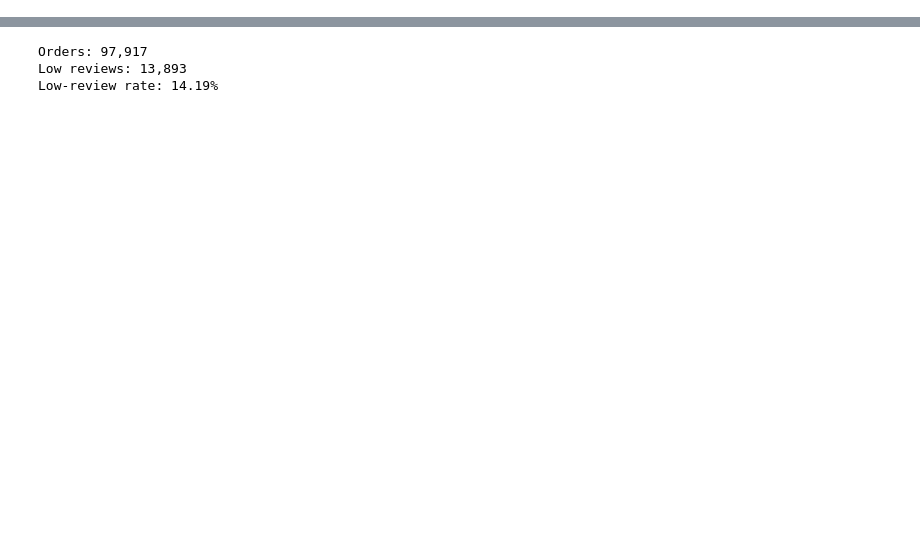
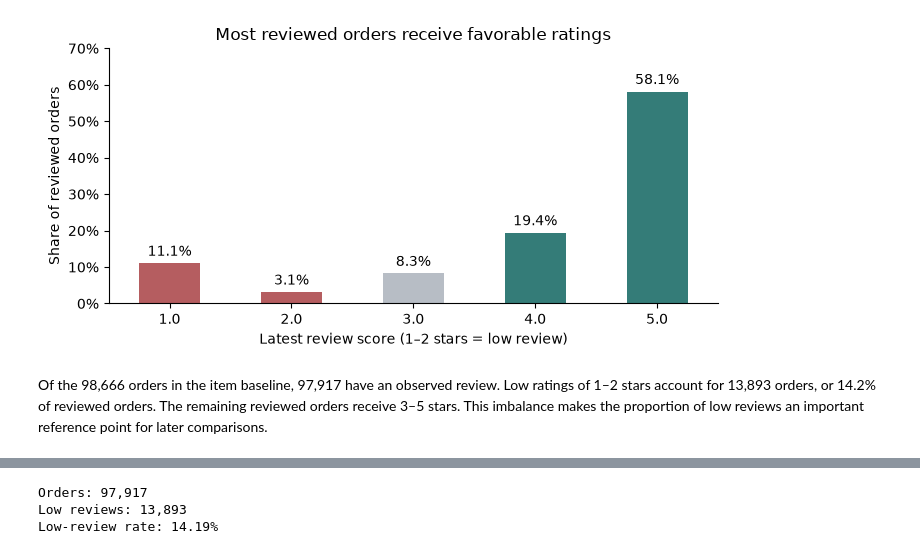
Before and after one commit to asherdata1/supply-chain-decision-support, a Jupyter notebook: 03_final/Olist_Technical_Notebook.ipynb, the cells around one changed output, grey strips where cells are left out. Cells and saved outputs as stored; diff of their text form; code cells hidden in the pictures; blank space fills up the shorter version.

```diff
--- a/03_final/03_modeling.ipynb
+++ b/03_final/Olist_Technical_Notebook.ipynb
@@ -87,0 +919,19 @@ observable for chronological training, but are excluded from the predictors.
+# %%
+review_distribution = (
+    olist_df.groupby("order_id")["last_review_score"]
+    .first()
+    .value_counts()
+    .sort_index()
+    .to_frame("orders")
+)
+
+review_distribution["percent"] = (
+    review_distribution["orders"]
+    / review_distribution["orders"].sum()
+)
+
+display(review_distribution.rename(
+    columns={"orders": "Reviewed orders", "percent": "Share of reviewed orders"}
+).rename_axis("Review score").style.format({
+    "Reviewed orders": "{:,.0f}", "Share of reviewed orders": "{:.1%}",
+}).format_index("{:.0f}"))
@@ -87,0 +946,21 @@ observable for chronological training, but are excluded from the predictors.
+# %%
+# Highlight the low-review target within the full rating distribution.
+ax = review_distribution["percent"].plot.bar(
+    color=["#B55D60", "#B55D60", "#B7BDC5", "#347C78", "#347C78"],
+    figsize=(7, 3.5), rot=0,
+)
+ax.bar_label(ax.containers[0], labels=[
+    f"{share:.1%}" for share in review_distribution["percent"]
+], padding=3)
+ax.set_title("Most reviewed orders receive favorable ratings")
+ax.set_xlabel("Latest review score (1–2 stars = low review)")
+ax.set_ylabel("Share of reviewed orders")
+ax.set_ylim(0, 0.7)
+ax.yaxis.set_major_formatter(PercentFormatter(1))
+ax.spines[["top", "right"]].set_visible(False)
+plt.tight_layout()
+plt.show()
+# %% [output]
+[figure, added]
+# %% [markdown]
+Of the 98,666 orders in the item baseline, 97,917 have an observed review. Low ratings of 1–2 stars account for 13,893 orders, or 14.2% of reviewed orders. The remaining reviewed orders receive 3–5 stars. This imbalance makes the proportion of low reviews an important reference point for later comparisons.
```
Also changed, not shown: parts of 236 cells of this notebook, 16 other files.
